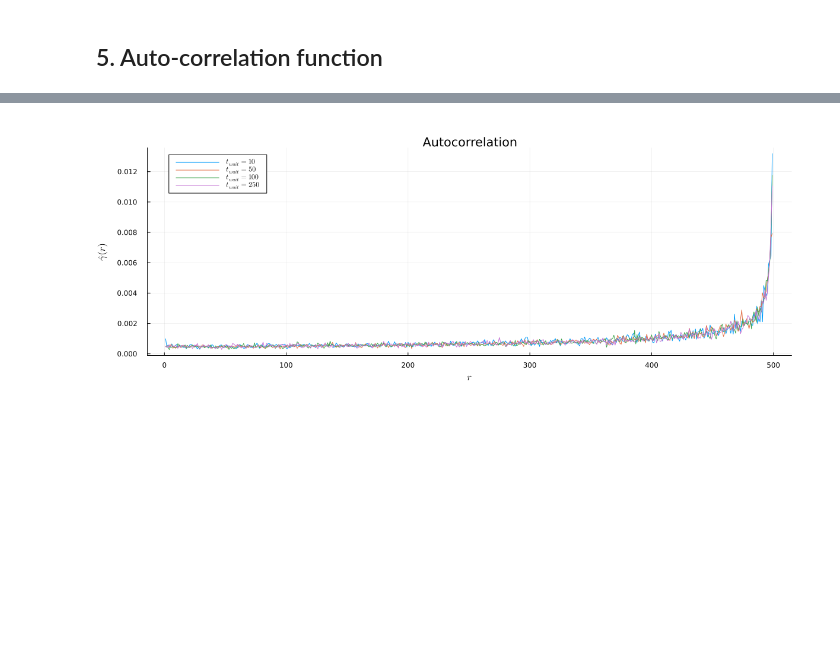
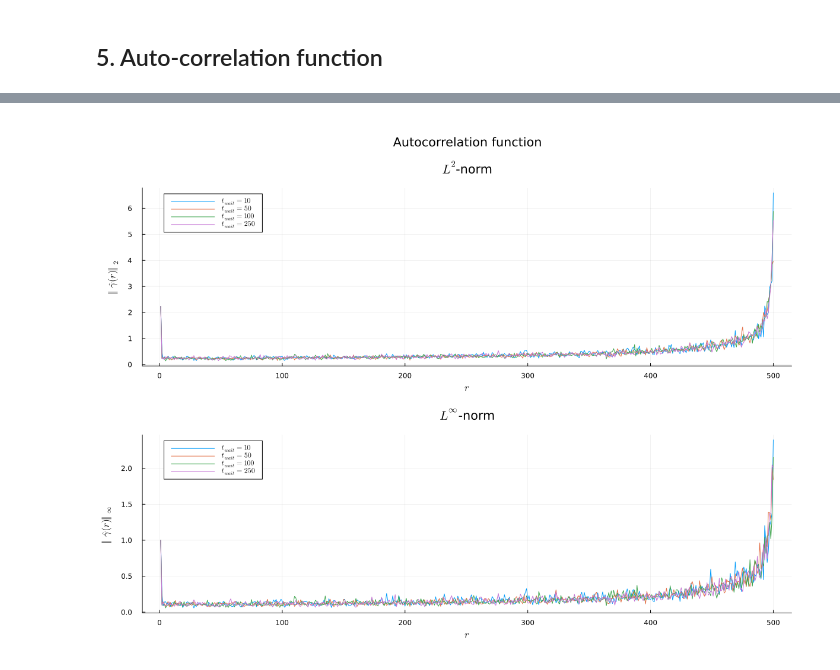
Before and after one commit to caporali/models_and_algorithms_project, a Jupyter notebook: project/main.ipynb, the cells around one changed output, grey strips where cells are left out. Drawn from its saved outputs; the diff is of its cells as text; code cells hidden in the pictures; blank space fills up the shorter version.

```diff
--- a/project/main.ipynb
+++ b/project/main.ipynb
@@ -730,7 +742,7 @@ function autocorrelation(chain::Vector{Vector{Float64}}, t_vec::AbstractArray)
 end;
 # %%
 function mhmc_sampling(J::PottsParam, t_burnin::Int64, t_tot::Int64, t_wait::Int64;
-					x_0::Vector{Int64} = Int64[], verbose::Bool = true)
+					x_0::Vector{Int64} = Int64[])
 	n = J.n
 	q = J.q
 
@@ -738,40 +750,49 @@ function mhmc_sampling(J::PottsParam, t_burnin::Int64, t_tot::Int64, t_wait::Int
 		x_0 = sample(collect(1:q), n, replace = true)
 	end
 
-	vec_x = [Vector{Float64}(undef, n) for _ in 1:t_tot]
+	vec_x = [zeros(Int64, n) for _ in 1:t_tot]
 	x = x_0
 
-	for s in 1:t_burnin
+	for _ in 1:t_burnin
 		x = metropolis_hastings_step(x, J)
 	end
 
-	for (ind, s) in enumerate(1:t_tot)
+	for s in 1:t_tot
 		for _ in 1:t_wait
 			x = metropolis_hastings_step(x, J)
 		end
-		vec_x[ind] .= x
-		verbose && display(x)
+		vec_x[s] .= x
 	end
 
-	autocorr = autocorrelation(vec_x, 1:t_tot)
+	autocorr = autocorrelation(vec_x)
 
 	return vec_x, autocorr
 end;
 # %%
 # parameters
-t_burnin = 500
 t_tot = 500;
 # %%
+# computation of the acf
 tw = [10, 50, 100, 250]
-ac = [Vector{Float64}(undef, length(1:t_tot)) for _ in eachindex(tw)]
+ac = [[zeros(Float64, n, n) for _ in 1:t_tot] for _ in eachindex(tw)]
 
 for (i, t_wait) in enumerate(tw)
-	_, aci = mhmc_sampling(J, t_burnin, t_tot, t_wait; verbose = false)
-	ac[i] = aci
+	_, ac[i] = mhmc_sampling(J, t_burnin, t_tot, t_wait)
 end
 
+# norms of the acf and plot
+ac_2 = [zeros(Float64, t_tot) for _ in eachindex(tw)]
+[ac_2[index_tw][r] = norm(ac[index_tw][r], 2) for index_tw in eachindex(tw), r in 1:t_tot]
 label = reshape([(latexstring("t_{wait} = " * "$(tw[i])")) for i in 1:length(tw)], 1, length(tw))
-plot(ac, xlabel = L"r", ylabel = L"\hat{\gamma}\,(r)", title = "\nAutocorrelation",
-	label =  label, size = (1200, 450), margin = 5Plots.mm)
+plot_2 = plot(ac_2, xlabel = L"r", ylabel = L"\left\Vert\hat{\gamma}\,(r)\right\Vert_2",
+	title = L"L^2" * "-norm", label = label, size = (1200, 450), margin = 5Plots.mm)
+
+ac_inf = [zeros(Float64, t_tot) for _ in eachindex(tw)]
+[ac_inf[index_tw][r] = norm(ac[index_tw][r], Inf) for index_tw in eachindex(tw), r in 1:t_tot]
+plot_inf = plot(ac_inf, xlabel = L"r", ylabel = L"\left\Vert\hat{\gamma}\,(r)\right\Vert_{\infty}",
+	title = L"L^{\infty}" * "-norm", label = label, size = (1200, 450), margin = 5Plots.mm)
+
+plot(plot_2, plot_inf, layout = @layout([B ; C]), plot_title = "\nAutocorrelation function",
+	plot_titlefontsize = 14, plot_titlevspan = 0.075, size = (1200, 900), margin = 5Plots.mm)
 # %% [output]
-[figure, old version]
+[figure, new version]
```
Also changed, not shown: parts of 4 cells of this notebook.
